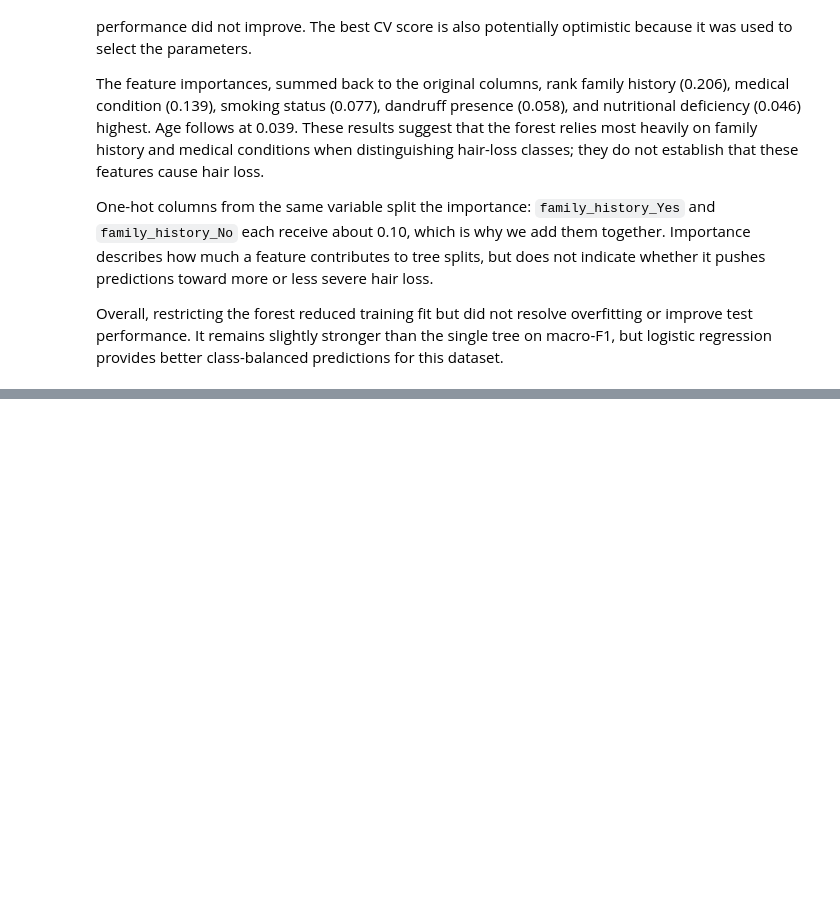
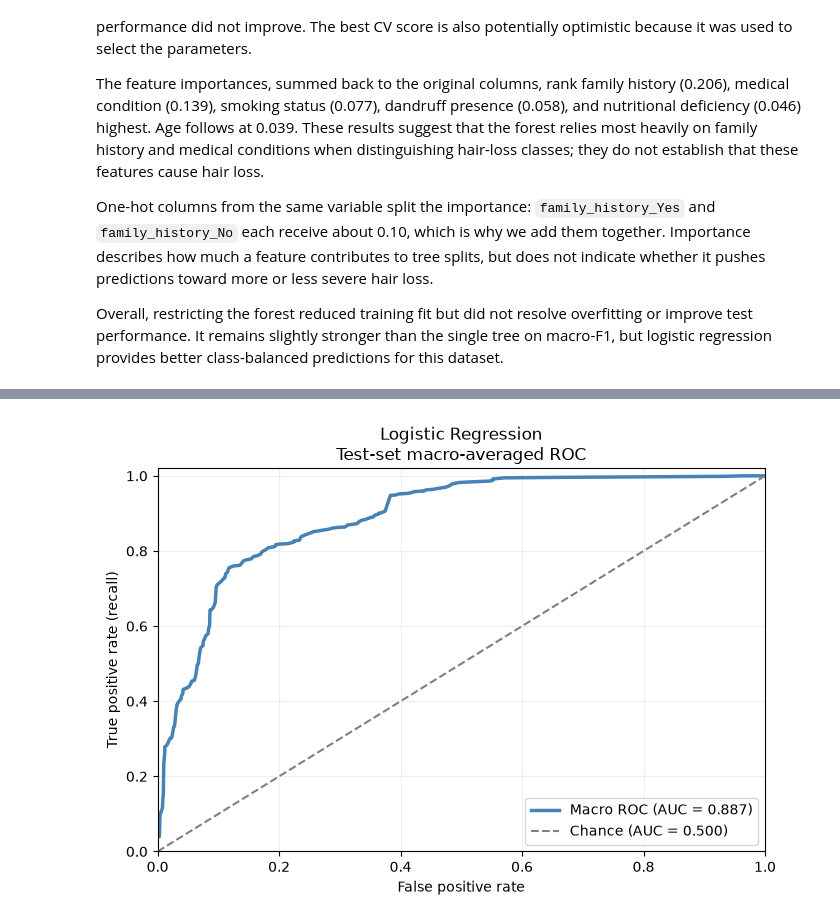
Before and after one commit to JayDbb/Hair-Loss-Classification-Model, a Jupyter notebook: hair_health.ipynb, the cells around one changed output, grey strips where cells are left out. Cells and saved outputs as stored; diff of their text form; code cells hidden in the pictures; blank space fills up the shorter version.

```diff
--- a/hair_health.ipynb
+++ b/hair_health.ipynb
@@ -785,0 +920,94 @@ Overall, restricting the forest reduced training fit but did not resolve overfit
+# %%
+import numpy as np
+import matplotlib.pyplot as plt
+from pathlib import Path
+from sklearn.metrics import roc_curve, auc
+from sklearn.utils.validation import check_is_fitted
+
+models = {
+    "Logistic Regression": lr_smote,
+    "KNN": knn_smote,
+    "Decision Tree": dt_smote,
+    "Random Forest": rf_smote,
+    "XGBoost": xgb_best,
+    "Logistic Regression + XGBoost": stacked_model,
+}
+
+output_folder = Path("roc_curves")
+output_folder.mkdir(exist_ok=True)
+
+for name, model in models.items():
+    check_is_fitted(model)
+    probabilities = model.predict_proba(X_test)
+
+    class_fpr = []
+    class_tpr = []
+    class_auc = []
+
+    # Calculate one-versus-rest ROC for each of the four classes.
+    for column, label in enumerate(model.classes_):
+        actual_class = (np.asarray(y_test).ravel() == label).astype(int)
+
+        if np.unique(actual_class).size != 2:
+            raise ValueError(
+                f"{name}: class {label} needs positive and negative "
+                "test examples to calculate ROC."
+            )
+
+        fpr, tpr, _ = roc_curve(
+            actual_class, probabilities[:, column]
+        )
+        class_fpr.append(fpr)
+        class_tpr.append(tpr)
+        class_auc.append(auc(fpr, tpr))
+
+    # Give each class equal weight in the macro-average.
+    shared_fpr = np.unique(np.concatenate(class_fpr))
+    macro_tpr = np.mean(
+        [
+            np.interp(shared_fpr, fpr, tpr)
+            for fpr, tpr in zip(class_fpr, class_tpr)
+        ],
+        axis=0,
+    )
+    macro_auc = np.mean(class_auc)
+
+    # Create a separate figure for each model.
+    with plt.style.context("default"):
+        fig, ax = plt.subplots(figsize=(7, 5))
+
+        ax.plot(
+            shared_fpr,
+            macro_tpr,
+            color="steelblue",
+            linewidth=2.5,
+            label=f"Macro ROC (AUC = {macro_auc:.3f})",
+        )
+        ax.plot(
+            [0, 1], [0, 1],
+            color="gray",
+            linestyle="--",
+            label="Chance (AUC = 0.500)",
+        )
+
+        ax.set_title(f"{name}\nTest-set macro-averaged ROC")
+        ax.set_xlabel("False positive rate")
+        ax.set_ylabel("True positive rate (recall)")
+        ax.set_xlim(0, 1)
+        ax.set_ylim(0, 1.02)
+        ax.grid(alpha=0.2)
+        ax.legend(loc="lower right")
+        fig.tight_layout()
+
+        filename = name.lower().replace(" + ", "_plus_").replace(" ", "_")
+        fig.savefig(
+            output_folder / f"{filename}_roc.png",
+            dpi=300,
+            bbox_inches="tight",
+            facecolor="white",
+        )
+
+        plt.show()
+        plt.close(fig)
+# %% [output]
+[figure, added]
```
Also changed, not shown: parts of 6 cells of this notebook.
